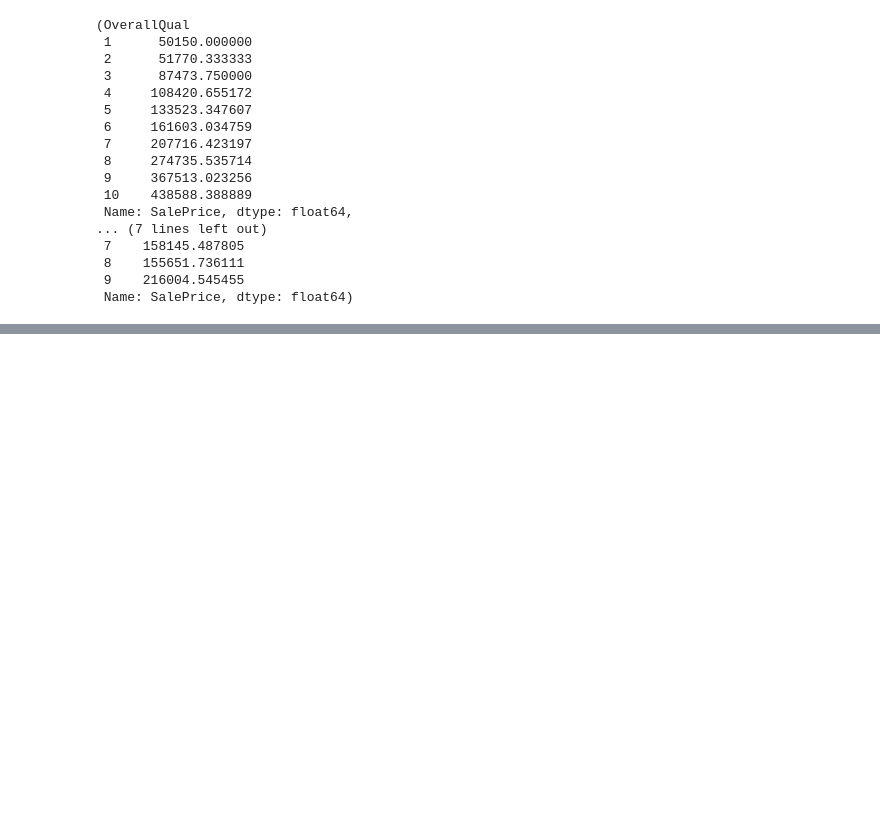
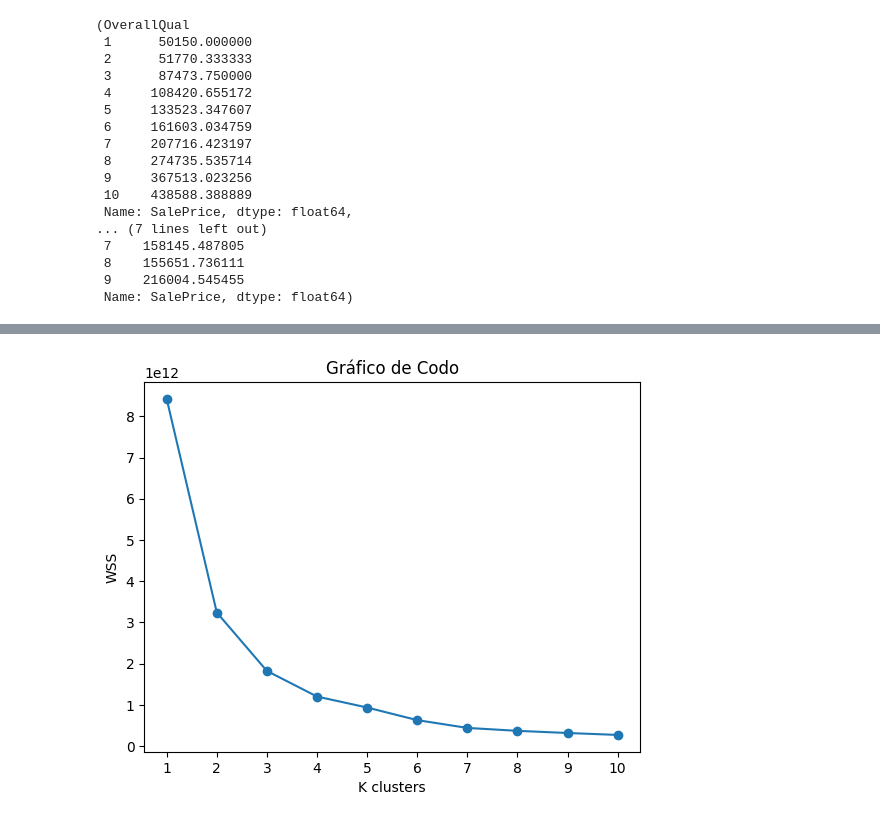
Before and after one commit to angelargd8/HDT3-MDD, a Jupyter notebook: main.ipynb, the cells around one changed output, grey strips where cells are left out. Cells and saved outputs as stored; diff of their text form; code cells hidden in the pictures; blank space fills up the shorter version.

```diff
--- a/main.ipynb
+++ b/main.ipynb
@@ -359,0 +390,27 @@ quality_groups, condition_groups
+# %%
+numeric_columns = ['SalePrice','OverallQual', 'GrLivArea',  'TotalBsmtSF', '1stFlrSF', 'GarageCars', 'GarageArea', 'YearBuilt', 'YearRemodAdd', 'FullBath', 'LotFrontage', 'LotArea']
+categorical_columns = ['Neighborhood']
+
+
+numeric_df = df[numeric_columns]
+categoric_df = df[categorical_columns]
+
+combined_df = pd.concat([numeric_df, categoric_df], axis=1)
+
+print(combined_df.shape)
+print(combined_df.isnull().sum())
+
+clean_df = combined_df.dropna()
+print(clean_df.shape)
+
+num_df = clean_df[numeric_columns]
+cat_df = clean_df[categorical_columns]
+
+
+
+#variables predictoras
+X_values = ['OverallQual', 'GrLivArea',  'TotalBsmtSF', '1stFlrSF', 'GarageCars', 'GarageArea', 'YearBuilt', 'YearRemodAdd', 'FullBath', 'LotFrontage', 'LotArea']
+X = num_df[X_values]
+
+#variable objetivo
+y= num_df['SalePrice']
@@ -359,0 +472,20 @@ quality_groups, condition_groups
+# %%
+import sklearn.cluster as cluster
+from sklearn.cluster import KMeans
+#saber el numero de K clusters
+numeroClusters = range(1,11)
+wcss = []
+
+for i in numeroClusters:
+    kmeans = cluster.KMeans(n_clusters=i)
+    kmeans.fit(num_df)
+    wcss.append(kmeans.inertia_)
+
+plt.plot(numeroClusters, wcss, marker='o')
+plt.xticks(numeroClusters)
+plt.xlabel("K clusters")
+plt.ylabel("WSS")
+plt.title("Gráfico de Codo")
+plt.show()
+# %% [output]
+[figure, added]
```
Also changed, not shown: parts of 27 cells of this notebook.
